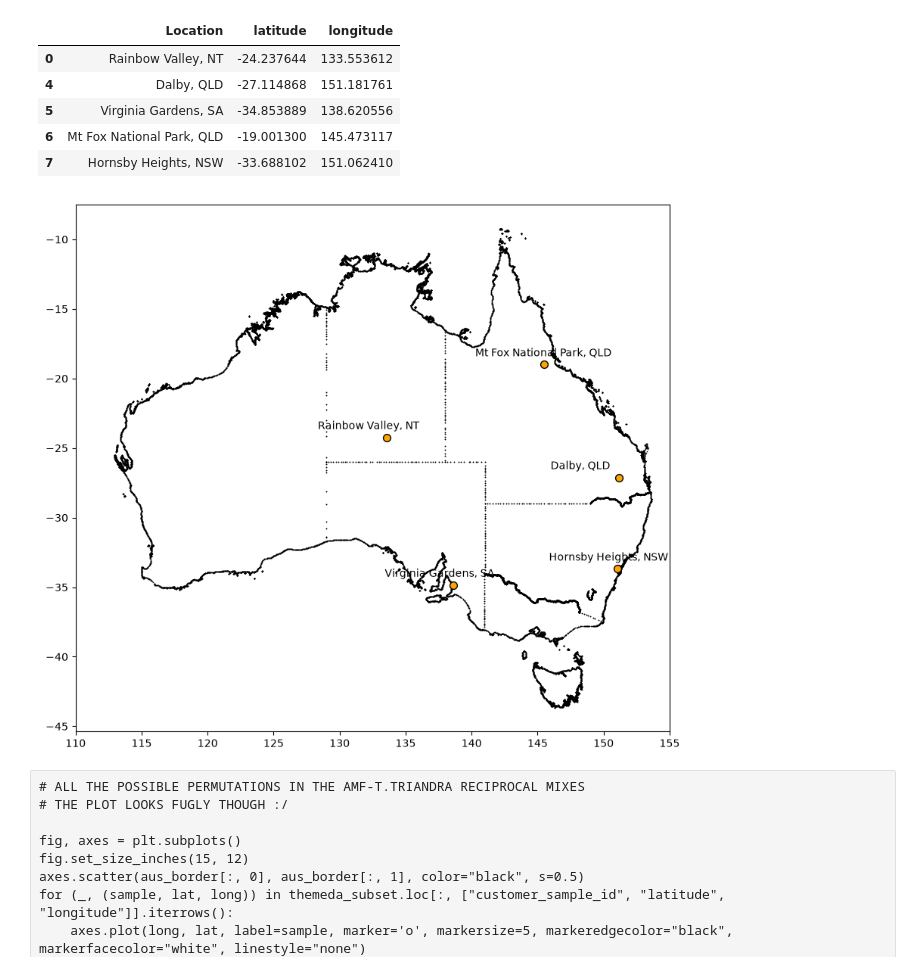
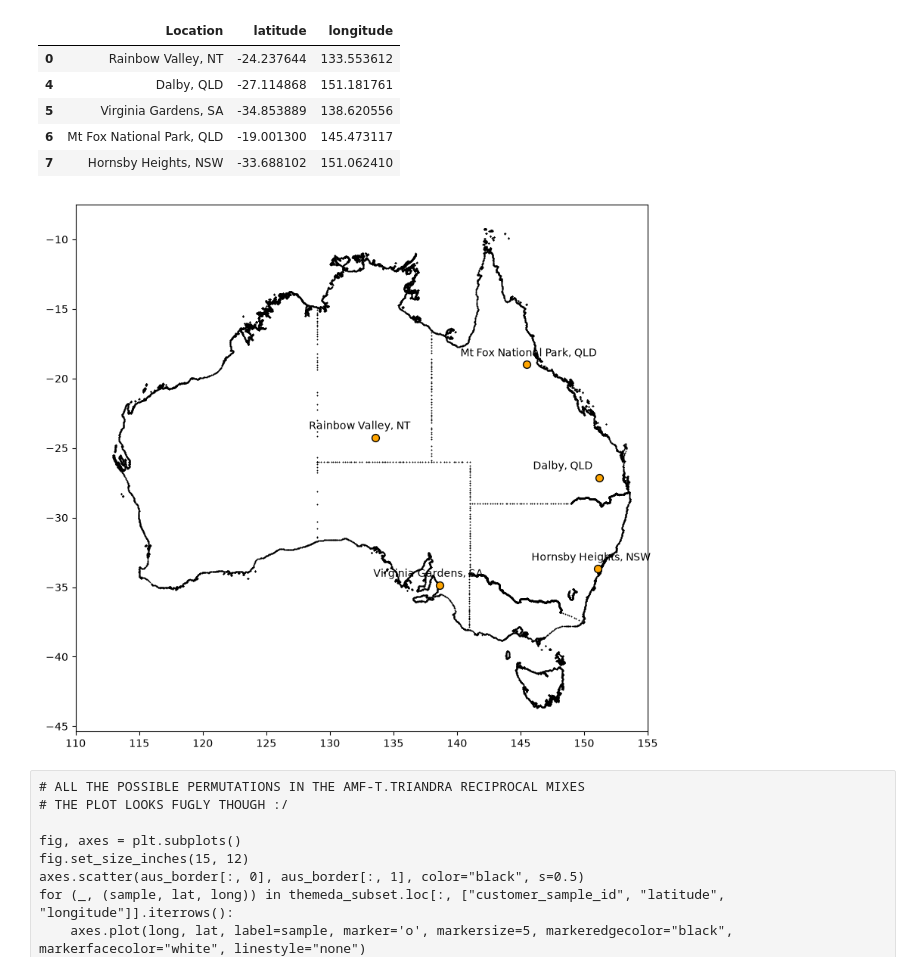
Before and after one commit to anoban/phd, a Jupyter notebook: notebooks/chapter_03/maps.ipynb, the cells around one changed output. Saved outputs shown, nothing was run; the diff lists cells and outputs as text; code cells hidden in the pictures.

```diff
--- a/notebooks/chapter_03/maps.ipynb
+++ b/notebooks/chapter_03/maps.ipynb
@@ -105,20 +105,20 @@ subset
 | 7 | Hornsby Heights, NSW | -33.688102 | 151.062410 |
 # %%
 fig, axes = plt.subplots()
-fig.set_size_inches(8.75, 7.5)
+fig.set_size_inches(8.5, 7.5)
 axes.scatter(aus_border[:, 0], aus_border[:, 1], color="black", s=0.5, alpha=0.85, linewidths=0.5)
 
 for (_, (site, lat, long)) in subset.iterrows():
     axes.scatter(long, lat, edgecolor="black", facecolor="orange", s=50, marker='o')
     axes.text(x=long-5.2, y=lat+0.6, s=site, color="black")
 
 axes.set_xlim(110, 155)
 # axes.set_axis_off()
 plt.tight_layout()
-plt.show()
-# plt.savefig(fname=r"../../plots/reciprocal.png", format="png", dpi=800)
+# plt.show()
+plt.savefig(fname=r"../../plots/reciprocal.png", format="png", dpi=800)
 # %% [output]
-[figure, old version]
+[figure, new version]
 # %% [raw]
 # ALL THE POSSIBLE PERMUTATIONS IN THE AMF-T.TRIANDRA RECIPROCAL MIXES
 # THE PLOT LOOKS FUGLY THOUGH :/
```
